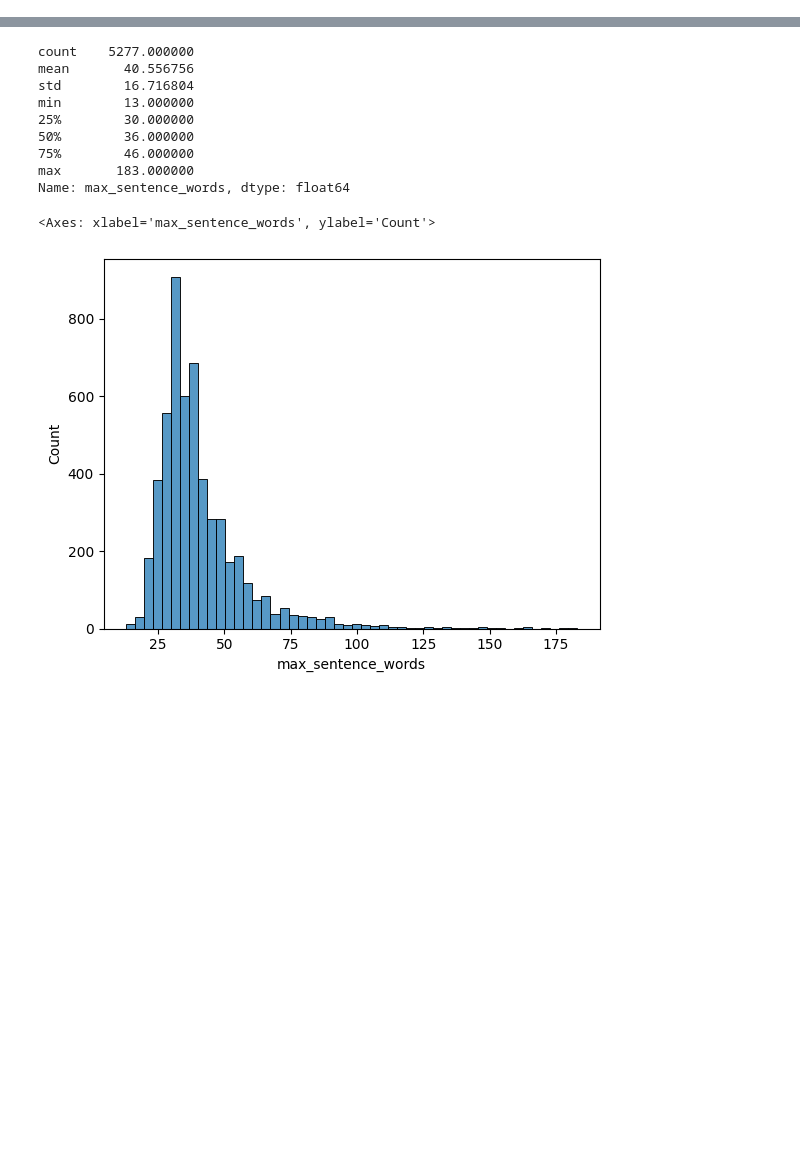
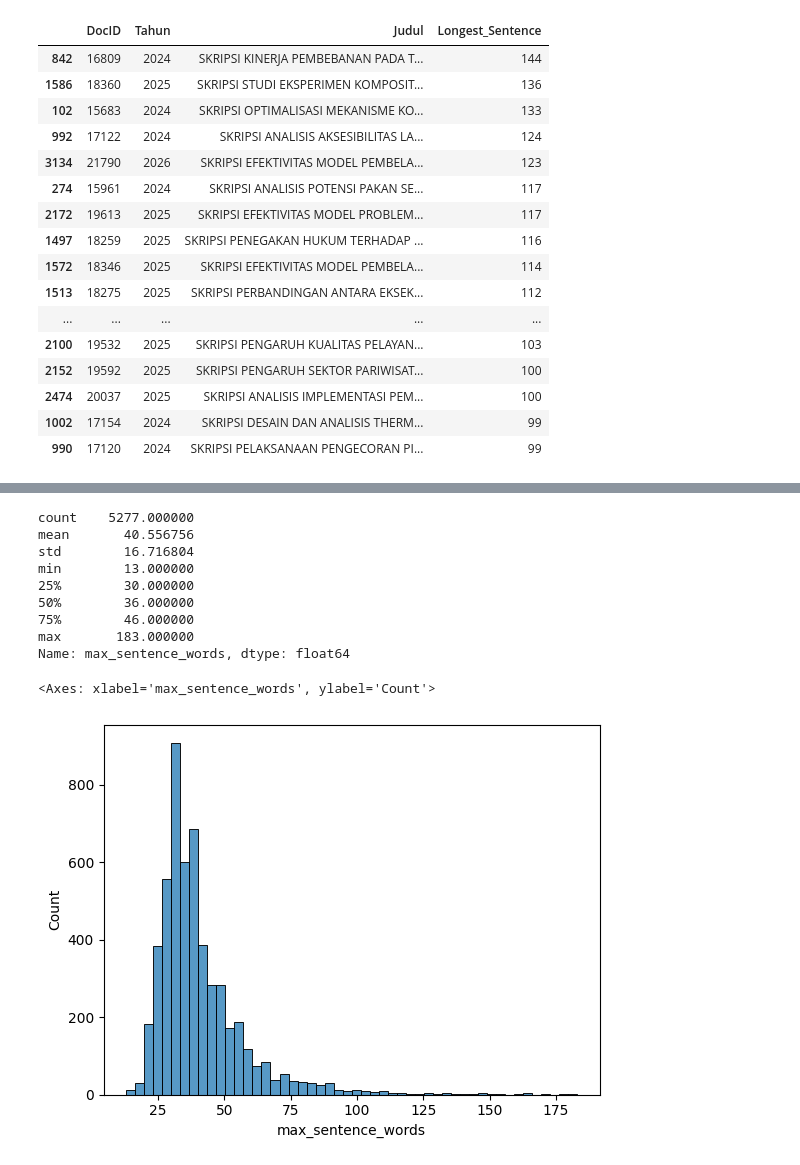
Before and after one commit to ProfDARA/risetmodelketerbacaan, a Jupyter notebook: dataset/datapreparation.ipynb, the cells around one changed output, grey strips where cells are left out. Saved outputs shown, nothing was run; the diff lists cells and outputs as text; code cells hidden in the pictures; blank space fills up the shorter version.

```diff
--- a/dataset/datapreparation.ipynb
+++ b/dataset/datapreparation.ipynb
@@ -666,0 +1686,27 @@ df.to_csv(OUTPUT_PATH, sep="|", index=False, encoding="utf-8")
+# %%
+# sentence length audit
+
+def longest_sentence(text):
+
+    sents = re.split(
+        r'(?<=[.!?])\s+',
+        str(text)
+    )
+
+    if not sents:
+        return 0
+
+    return max(
+        len(s.split())
+        for s in sents
+    )
+
+df["Longest_Sentence"] = (
+    df["Paragraf"]
+    .apply(longest_sentence)
+)
+
+print(
+    df["Longest_Sentence"]
+    .describe()
+)
@@ -666,0 +1758,30 @@ df.to_csv(OUTPUT_PATH, sep="|", index=False, encoding="utf-8")
+# %%
+df.sort_values(
+    "Longest_Sentence",
+    ascending=False
+)[
+    [
+        "DocID",
+        "Tahun",
+        "Judul",
+        "Longest_Sentence"
+    ]
+].head(20)
+# %% [output]
+|  | DocID | Tahun | Judul | Longest_Sentence |
+| 842 | 16809 | 2024 | SKRIPSI KINERJA PEMBEBANAN PADA T... | 144 |
+| 1586 | 18360 | 2025 | SKRIPSI STUDI EKSPERIMEN KOMPOSIT... | 136 |
+| 102 | 15683 | 2024 | SKRIPSI OPTIMALISASI MEKANISME KO... | 133 |
+| 992 | 17122 | 2024 | SKRIPSI ANALISIS AKSESIBILITAS LA... | 124 |
+| 3134 | 21790 | 2026 | SKRIPSI EFEKTIVITAS MODEL PEMBELA... | 123 |
+| 274 | 15961 | 2024 | SKRIPSI ANALISIS POTENSI PAKAN SE... | 117 |
+| 2172 | 19613 | 2025 | SKRIPSI EFEKTIVITAS MODEL PROBLEM... | 117 |
+| 1497 | 18259 | 2025 | SKRIPSI PENEGAKAN HUKUM TERHADAP ... | 116 |
+| 1572 | 18346 | 2025 | SKRIPSI EFEKTIVITAS MODEL PEMBELA... | 114 |
+| 1513 | 18275 | 2025 | SKRIPSI PERBANDINGAN ANTARA EKSEK... | 112 |
+| ... | ... | ... | ... | ... |
+| 2100 | 19532 | 2025 | SKRIPSI PENGARUH KUALITAS PELAYAN... | 103 |
+| 2152 | 19592 | 2025 | SKRIPSI PENGARUH SEKTOR PARIWISAT... | 100 |
+| 2474 | 20037 | 2025 | SKRIPSI ANALISIS IMPLEMENTASI PEM... | 100 |
+| 1002 | 17154 | 2024 | SKRIPSI DESAIN DAN ANALISIS THERM... | 99 |
+| 990 | 17120 | 2024 | SKRIPSI PELAKSANAAN PENGECORAN PI... | 99 |
```
Also changed, not shown: parts of 19 cells of this notebook, 5 other files.
